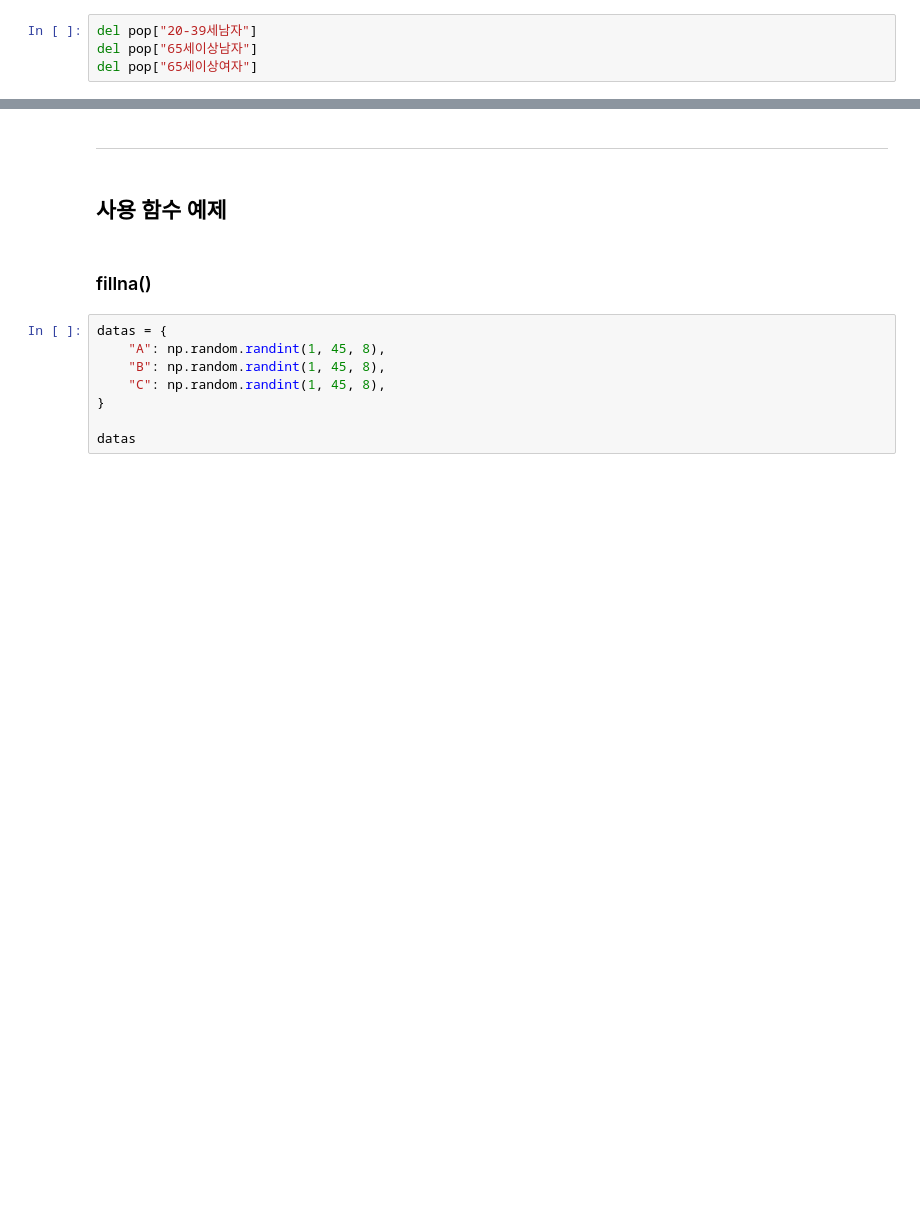
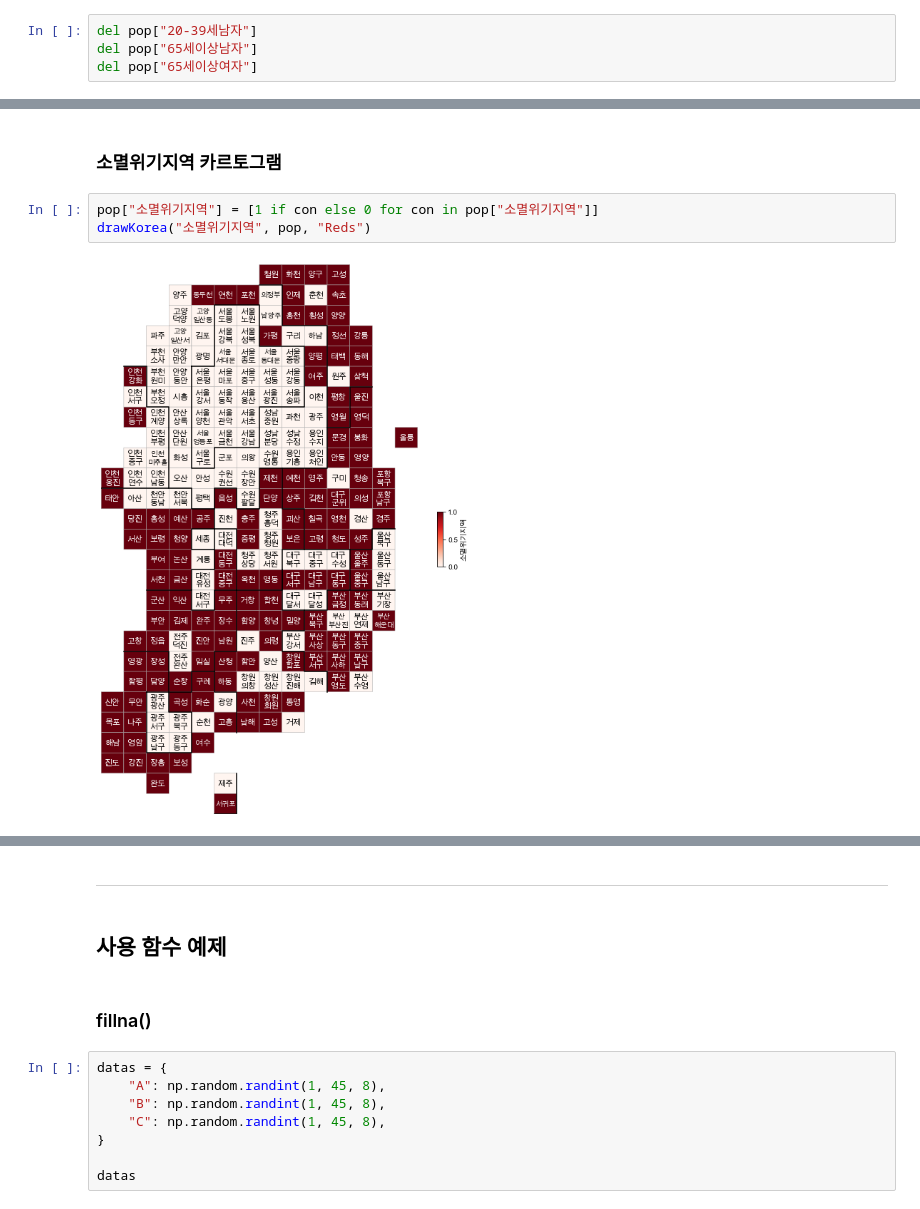
Before and after one commit to solpinetree/ds_study, a Jupyter notebook: source_code/07. Population.ipynb, the cells around one changed output, grey strips where cells are left out. Drawn from its saved outputs; the diff is of its cells as text; blank space fills up the shorter version.

Commit message:
07 인구 분석 - 인구 현황 데이터 카르토그램 & 지도 시각화

```diff
--- a/source_code/07. Population.ipynb
+++ b/source_code/07. Population.ipynb
@@ -457,0 +764,8 @@ pop.head()
+# %% [markdown]
+<a id="카르토그램2"></a>
+### 소멸위기지역 카르토그램
+# %%
+pop["소멸위기지역"] = [1 if con else 0 for con in pop["소멸위기지역"]]
+drawKorea("소멸위기지역", pop, "Reds")
+# %% [output]
+[figure, added]
```
Also changed, not shown: parts of 55 cells of this notebook, 2 other files.
